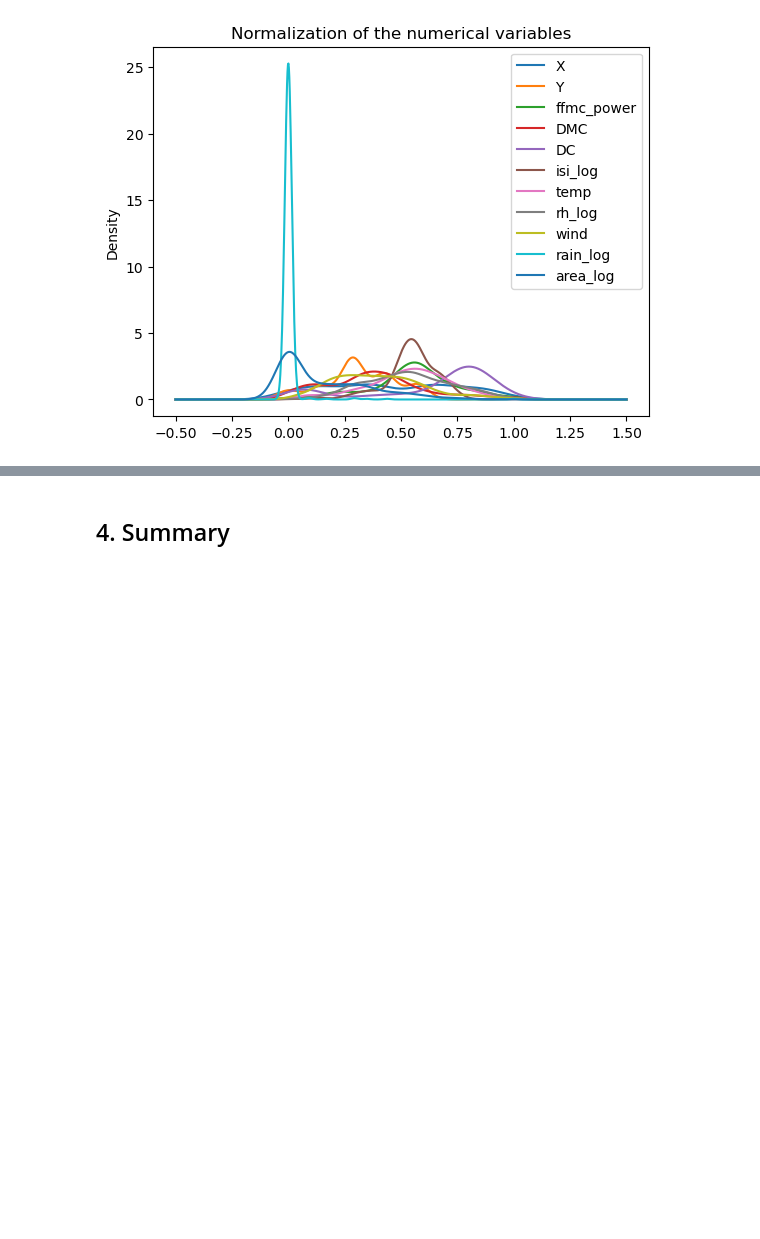
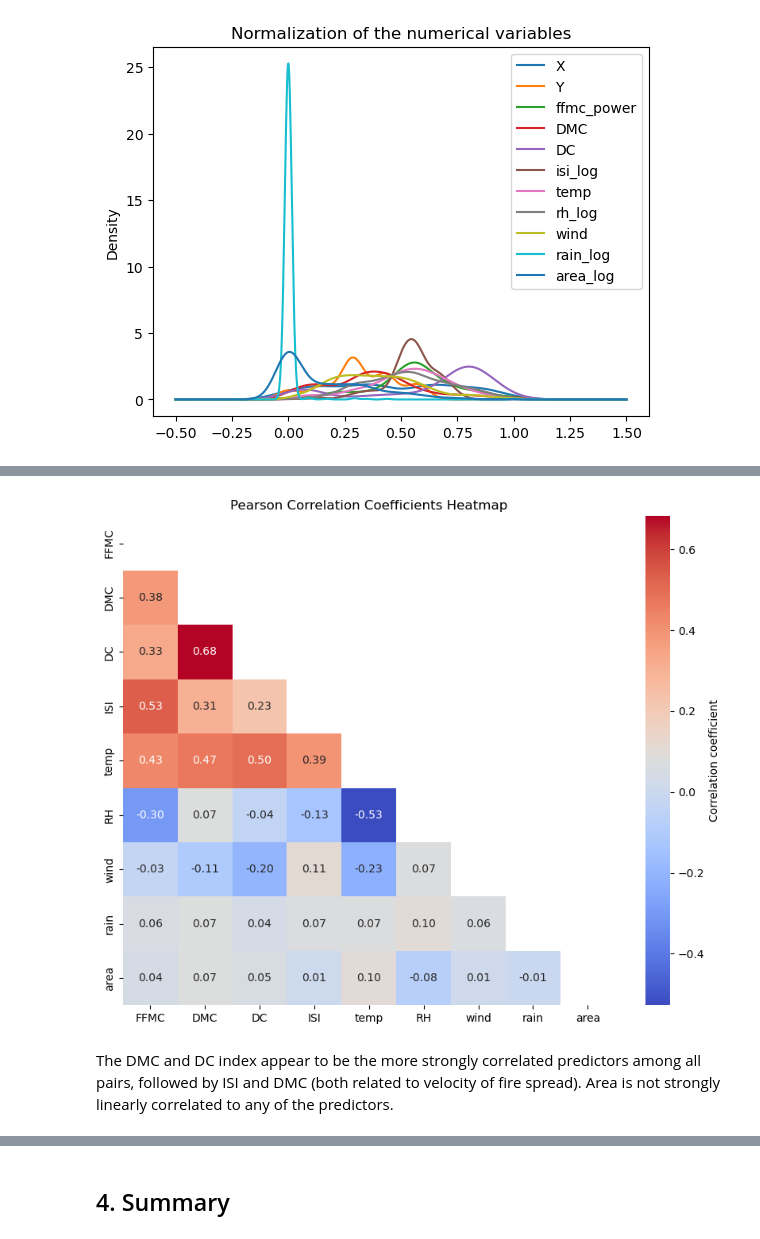
Before and after one commit to laurasck14/MLI2024, a Jupyter notebook: ml_LS.ipynb, the cells around one changed output, grey strips where cells are left out. Cells and saved outputs as stored; diff of their text form; code cells hidden in the pictures; blank space fills up the shorter version.

```diff
--- a/ml_LS.ipynb
+++ b/ml_LS.ipynb
@@ -188,2 +194,15 @@ plt.show()
+# %%
+correlation_matrix = num_var.corr()
+
+# Plotting the correlation matrix using a heatmap
+plt.figure(figsize=(10, 8))
+mask = np.triu(np.ones_like(correlation_matrix, dtype=bool)) # upper triangular array (to show only half of the heatmap)
+sns.heatmap(correlation_matrix, annot=True, fmt=".2f", cmap='coolwarm', mask=mask, cbar_kws={'label': 'Correlation coefficient'})
+plt.title('Pearson Correlation Coefficients Heatmap')
+plt.show()
+# %% [output]
+[figure, added]
+# %% [markdown]
+The DMC and DC index appear to be the more strongly correlated predictors among all pairs, followed by ISI and DMC (both related to velocity of fire spread). Area is not strongly linearly correlated to any of the predictors.
 # %% [markdown]
 ## 3. Model creation
```
Also changed, not shown: parts of 10 cells of this notebook.
